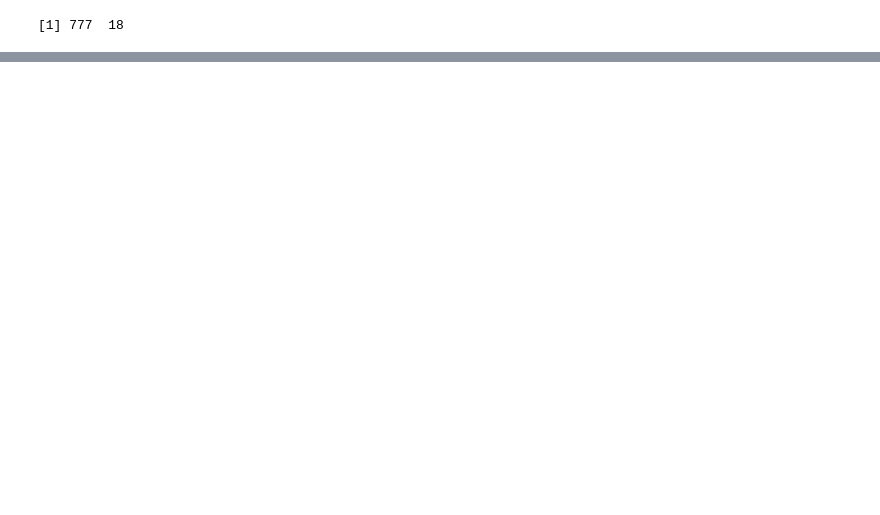
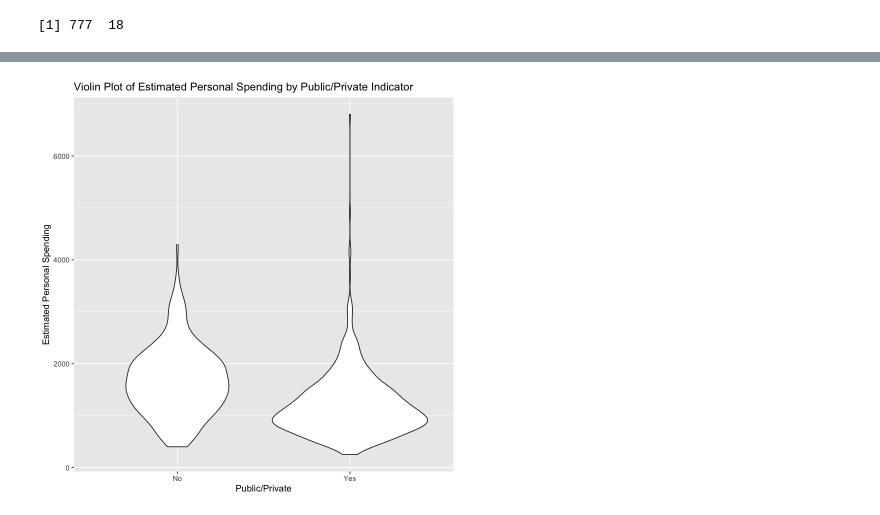
Before and after one commit to devt287/applied_stat, a Jupyter notebook: HW1_P4.ipynb, the cells around one changed output, grey strips where cells are left out. Drawn from its saved outputs; the diff is of its cells as text; code cells hidden in the pictures; blank space fills up the shorter version.

```diff
--- a/HW1_P4.ipynb
+++ b/HW1_P4.ipynb
@@ -38,6 +47,10 @@ library("ggplot2")
 # %%
 ### YOUR CODE: using ggplot, make a violin plot of the estimated personal spending
 # against the public/private indicator (~1 line)
+
+ggplot(college, aes(x=Private, y=Personal)) + geom_violin() + labs(title="Violin Plot of Estimated Personal Spending by Public/Private Indicator", y="Estimated Personal Spending", x="Public/Private")
+# %% [output]
+[figure, added]
 # %%
 ### YOUR CODE: using ggplot, plot the following on the same plot (~2 lines)
 # 1. a scatterplot of "Top10perc" against "Accept_ratio";
```
Also changed, not shown: parts of 5 cells of this notebook.
